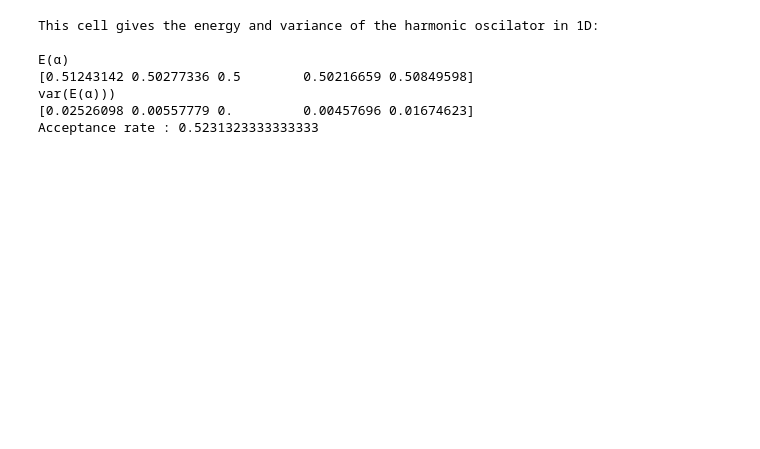
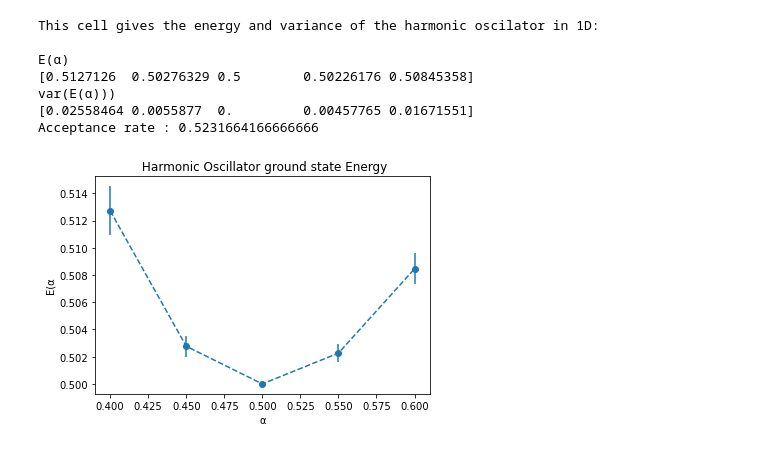
Before and after one commit to ab4marif/Variational-Quantum-Monte-Carlo, a Jupyter notebook: maincode.ipynb, the cells around one changed output. Cells and saved outputs as stored; diff of their text form; code cells hidden in the pictures; blank space fills up the shorter version.

Commit message:
added plots in plots_journal folder

```diff
--- a/maincode.ipynb
+++ b/maincode.ipynb
@@ -3,46 +3,58 @@ import numpy as np
 import matplotlib.pyplot as plt
 
 from Metropolis import *
-import HarmonicOscillator as oscillator
+from errorcalc import *
+import HarmonicOscillator  as oscillator
 import Hatom as Hydrogen
 import Helium as Helium
+
 
 System = oscillator
 
 alpha = System.alpha
-
 D = System.dimension
 
 N_tries = 30000
 N_walkers = 400
 
 
 E_a = np.zeros(len(alpha))
 E_var = np.zeros(len(alpha))
+E_error = np.zeros(len(alpha))
+var_error = np.zeros(len(alpha))
 
 for i in range(len(alpha)):
     f = lambda R: System.trialWaveFunction(alpha[i], R)
 
-    rn, accept_rate = metropolis_algorithm(f, N_tries, N_walkers, D)
+    rn, accept_rate = metropolisAlgorithm(f, N_tries, N_walkers, D)
     E = System.E_loc(alpha[i], rn)
     E_a[i] = np.mean(E)
-    E_var[i] = np.var(E)
+    E_error[i], E_var[i], var_error[i] = bootstrapError(E[:,0], 100)
+
+## plots
+
+plt.errorbar(alpha, E_a, yerr = E_error, linestyle = "--",  marker = 'o')
+plt.xlabel("\N{greek small letter alpha}")
+plt.ylabel("E(\N{greek small letter alpha}")
+plt.title(f" Harmonic Oscillator ground state Energy")
+plt.savefig("Plots_journal/Harmonic_oscillator_energy_groundstate.png")
 
 print("This cell gives the energy and variance of the harmonic oscilator in 1D:")
 print()
-print("E(\N{greek small letter alpha})")
+print("E(\N{greek small letter alpha}))")
 print(E_a)
 print("var(E(\N{greek small letter alpha})))")
 print(E_var)
 print(f"Acceptance rate : {accept_rate}")
 # %% [output]
 This cell gives the energy and variance of the harmonic oscilator in 1D:
 
 E(α)
-[0.51243142 0.50277336 0.5        0.50216659 0.50849598]
+[0.5127126  0.50276329 0.5        0.50226176 0.50845358]
 var(E(α)))
-[0.02526098 0.00557779 0.         0.00457696 0.01674623]
-Acceptance rate : 0.5231323333333333
+[0.02558464 0.0055877  0.         0.00457765 0.01671551]
+Acceptance rate : 0.5231664166666666
+[figure, added]
 # %%
 import numpy as np
 import matplotlib.pyplot as plt
```
Also changed, not shown: parts of 2 cells of this notebook, 4 other files.
